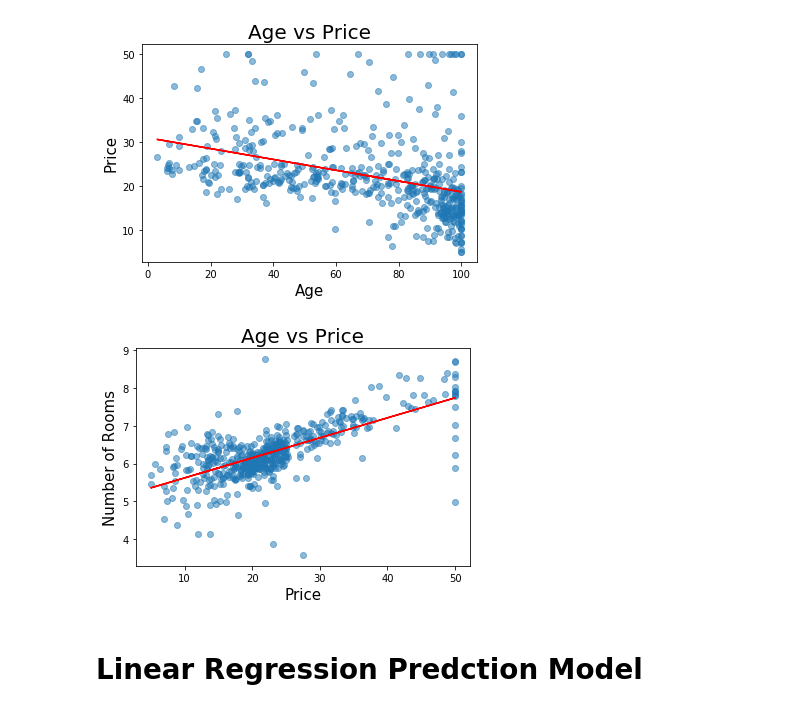
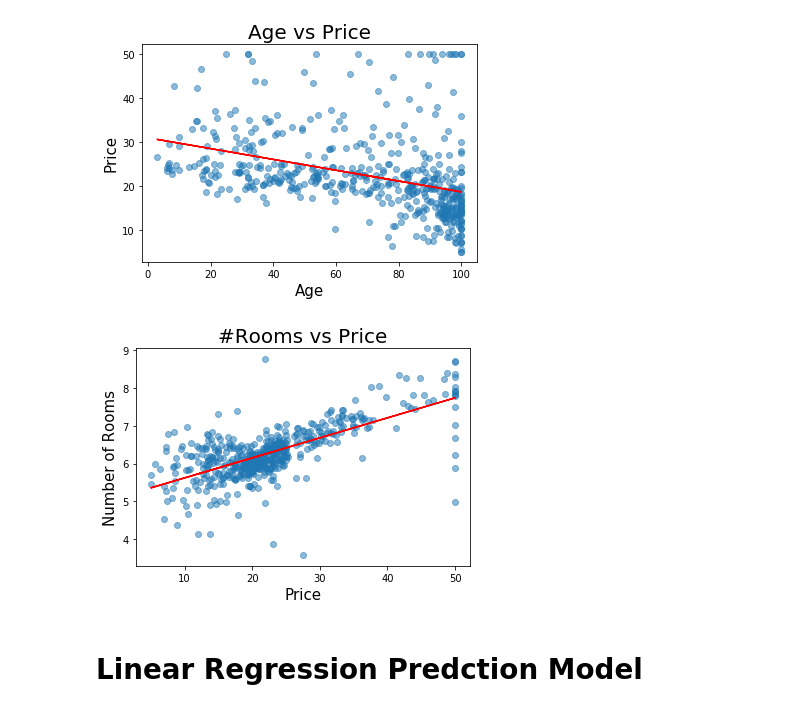
Before and after one commit to jon-infante/DS-2.1-Machine-Learning, a Jupyter notebook: Homework/HW1.ipynb, the cells around one changed output. Drawn from its saved outputs; the diff is of its cells as text; code cells hidden in the pictures.

```diff
--- a/Homework/HW1.ipynb
+++ b/Homework/HW1.ipynb
@@ -96,25 +96,25 @@ plt.show()
 # %%
 #Price vs number of rooms
 x = bos['PRICE']
 y = bos['RM']
 
 x_reshaped = x.values.reshape(-1, 1)
 
 #training the algorithm
 regressor = LinearRegression()
 regressor.fit(x_reshaped, y)
 y_pred = regressor.predict(x_reshaped)
 
 fig, ax = plt.subplots()
 
 plt.scatter(x, y, alpha=0.5)
-ax.set_title('Age vs Price', fontsize=20)
+ax.set_title('#Rooms vs Price', fontsize=20)
 plt.xlabel('Price',fontsize=15)
 plt.ylabel('Number of Rooms',fontsize=15)
 plt.plot(x_reshaped, y_pred, color='red')
 plt.show()
 # %% [output]
-[figure, old version]
+[figure, new version]
 # %% [markdown]
 # Linear Regression Predction Model
 # %%
```
